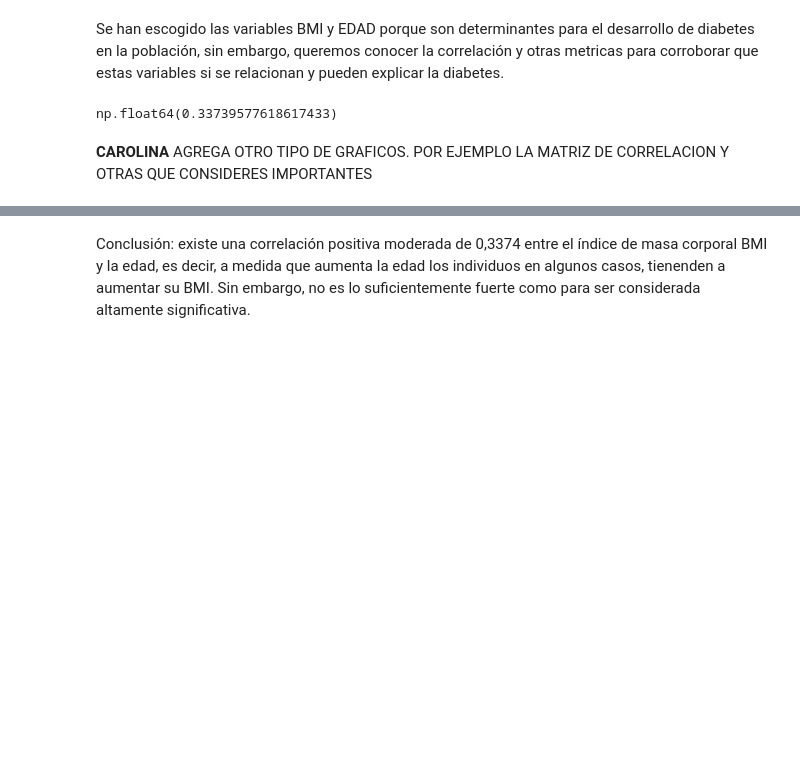
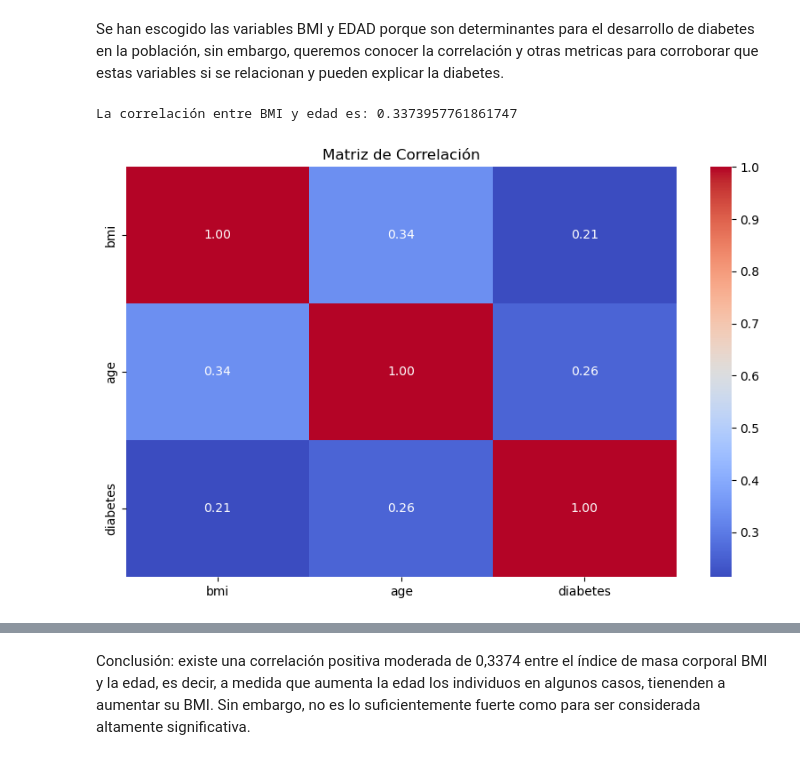
Before and after one commit to JuanMarting/EDA, a Jupyter notebook: analisis_univariado.ipynb, the cells around one changed output, grey strips where cells are left out. Drawn from its saved outputs; the diff is of its cells as text; code cells hidden in the pictures; blank space fills up the shorter version.

Commit message:
Graficos y conclusion

```diff
--- a/analisis_univariado.ipynb
+++ b/analisis_univariado.ipynb
@@ -420,8 +418,15 @@ Text(0.5, 0.98, 'BMI vs Edad')
 Se han escogido las variables BMI y EDAD porque son determinantes para el desarrollo de diabetes en la población, sin embargo, queremos conocer la correlación y otras metricas para corroborar que estas variables si se relacionan y pueden explicar la diabetes.
 # %%
 ##Correlación de las variables
-df['bmi'].corr(df['age'])
+correlacion_bmi_age = df['bmi'].corr(df['age'])
+print(f"La correlación entre BMI y edad es: {correlacion_bmi_age}")
 # %% [output]
-np.float64(0.33739577618617433)
+La correlación entre BMI y edad es: 0.3373957761861747
-# %% [markdown]
-**CAROLINA** AGREGA OTRO TIPO DE GRAFICOS. POR EJEMPLO LA MATRIZ DE CORRELACION Y OTRAS QUE CONSIDERES IMPORTANTES
+# %%
+## Matriz de Correlación
+plt.figure(figsize=(10,6))
+sns.heatmap(df[['bmi', 'age', 'diabetes']].corr(), annot=True, cmap='coolwarm', fmt=".2f")
+plt.title("Matriz de Correlación")
+plt.show()
+# %% [output]
+[figure, added]
```
Also changed, not shown: parts of 15 cells of this notebook.
